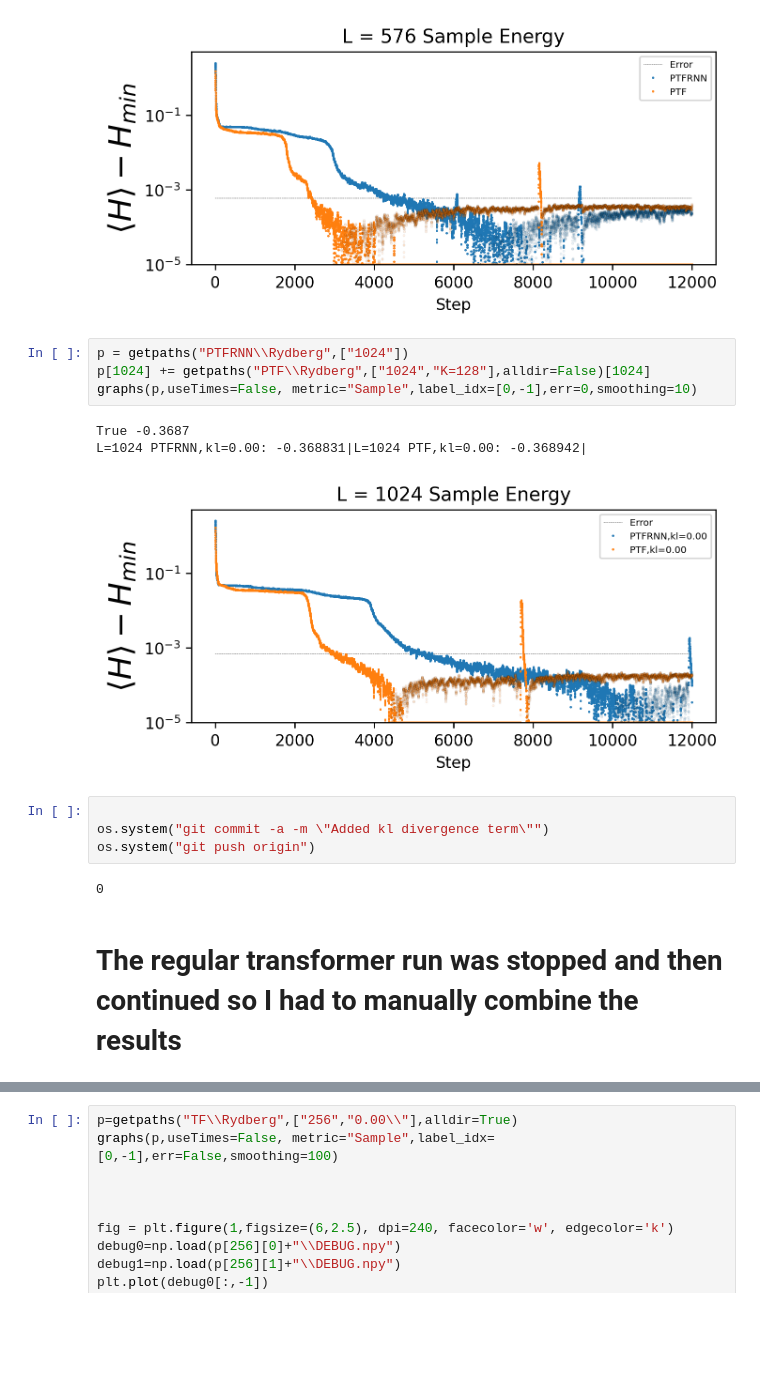
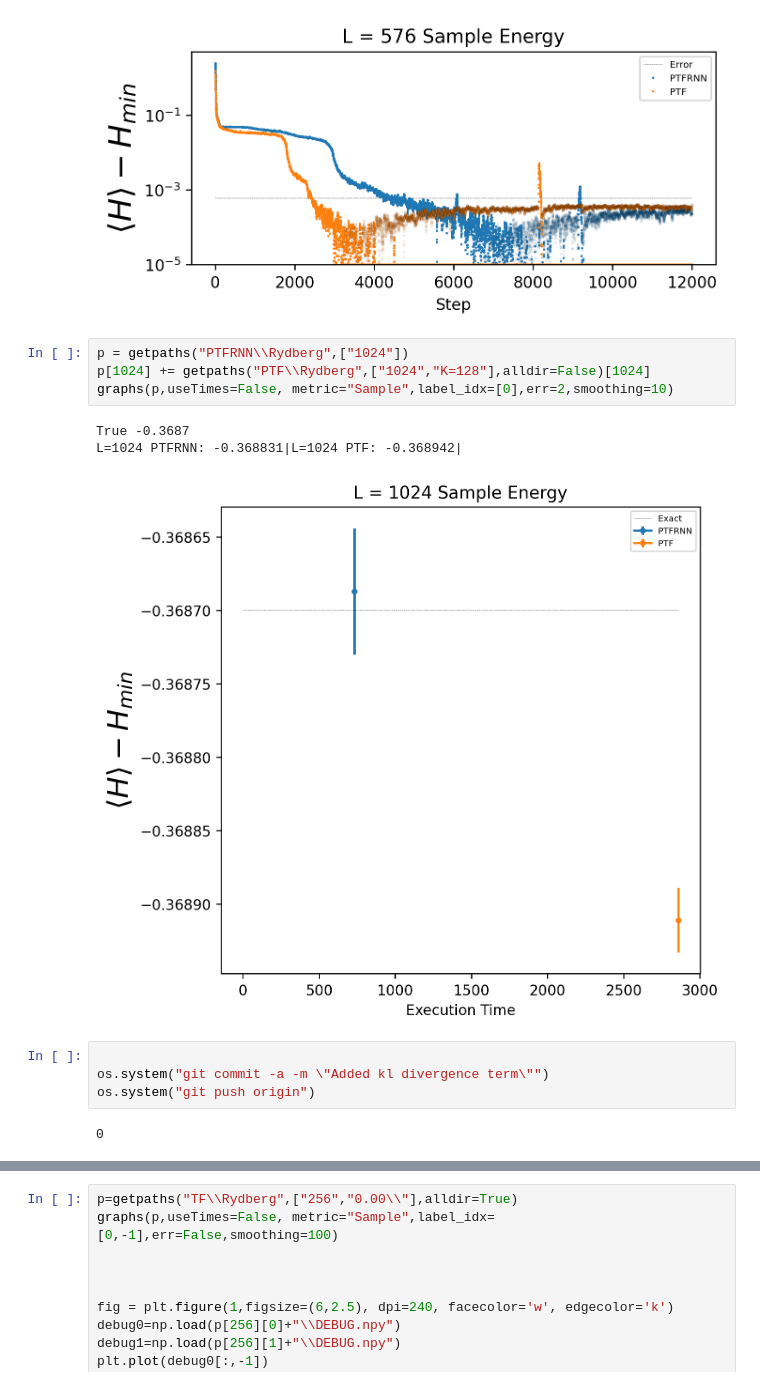
Before and after one commit to ksprague1/NN-QSR, a Jupyter notebook: Results.ipynb, the cells around one changed output, grey strips where cells are left out. Saved outputs shown, nothing was run; the diff lists cells and outputs as text; blank space fills up the shorter version.

```diff
--- a/Results.ipynb
+++ b/Results.ipynb
@@ -248,16 +248,14 @@ L=576 PTFRNN: -0.372771|L=576 PTF: -0.372821|
 # %%
 p = getpaths("PTFRNN\\Rydberg",["1024"])
 p[1024] += getpaths("PTF\\Rydberg",["1024","K=128"],alldir=False)[1024]
-graphs(p,useTimes=False, metric="Sample",label_idx=[0,-1],err=0,smoothing=10)
+graphs(p,useTimes=False, metric="Sample",label_idx=[0],err=2,smoothing=10)
 # %% [output]
 True -0.3687
-L=1024 PTFRNN,kl=0.00: -0.368831|L=1024 PTF,kl=0.00: -0.368942|
+L=1024 PTFRNN: -0.368831|L=1024 PTF: -0.368942|
-[figure, old version]
+[figure, new version]
 # %%
 
 os.system("git commit -a -m \"Added kl divergence term\"")
 os.system("git push origin")
 # %% [output]
 0
-# %% [markdown]
-# The regular transformer run was stopped and then continued so I had to manually combine the results
```
Also changed, not shown: parts of 9 cells of this notebook.
